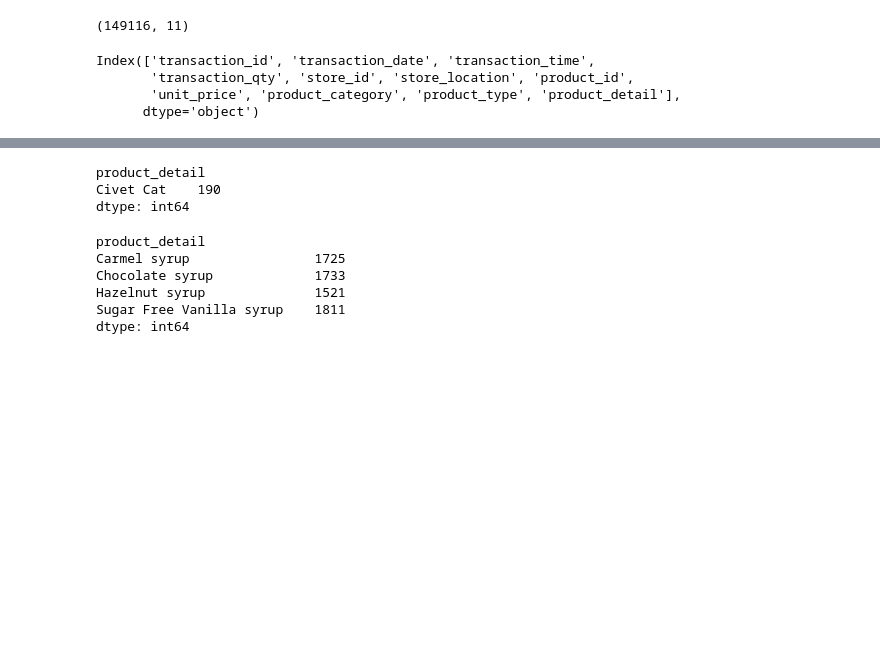
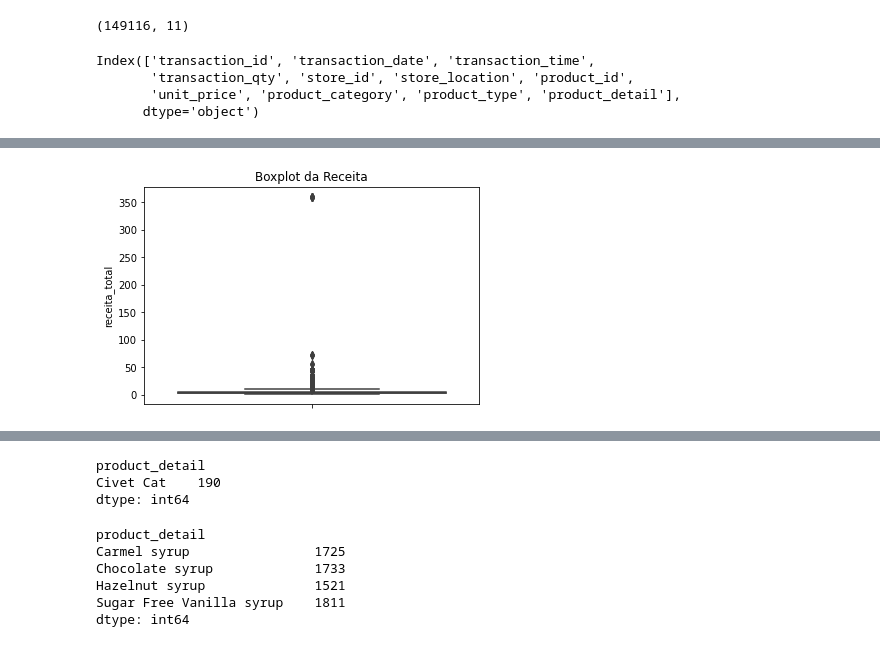
Before and after one commit to YumiiOnoue/Coffee_shop_sales_EDA, a Jupyter notebook: Coffe_Shop_Sale.ipynb, the cells around one changed output, grey strips where cells are left out. Drawn from its saved outputs; the diff is of its cells as text; code cells hidden in the pictures; blank space fills up the shorter version.

```diff
--- a/Coffe_Shop_Sale.ipynb
+++ b/Coffe_Shop_Sale.ipynb
@@ -70,0 +75,6 @@ df[['transaction_qty','unit_price']].describe()
+# %%
+sns.boxplot(y=df['receita_total'])
+plt.title("Boxplot da Receita")
+plt.show()
+# %% [output]
+[figure, added]
```
Also changed, not shown: parts of 8 cells of this notebook.
